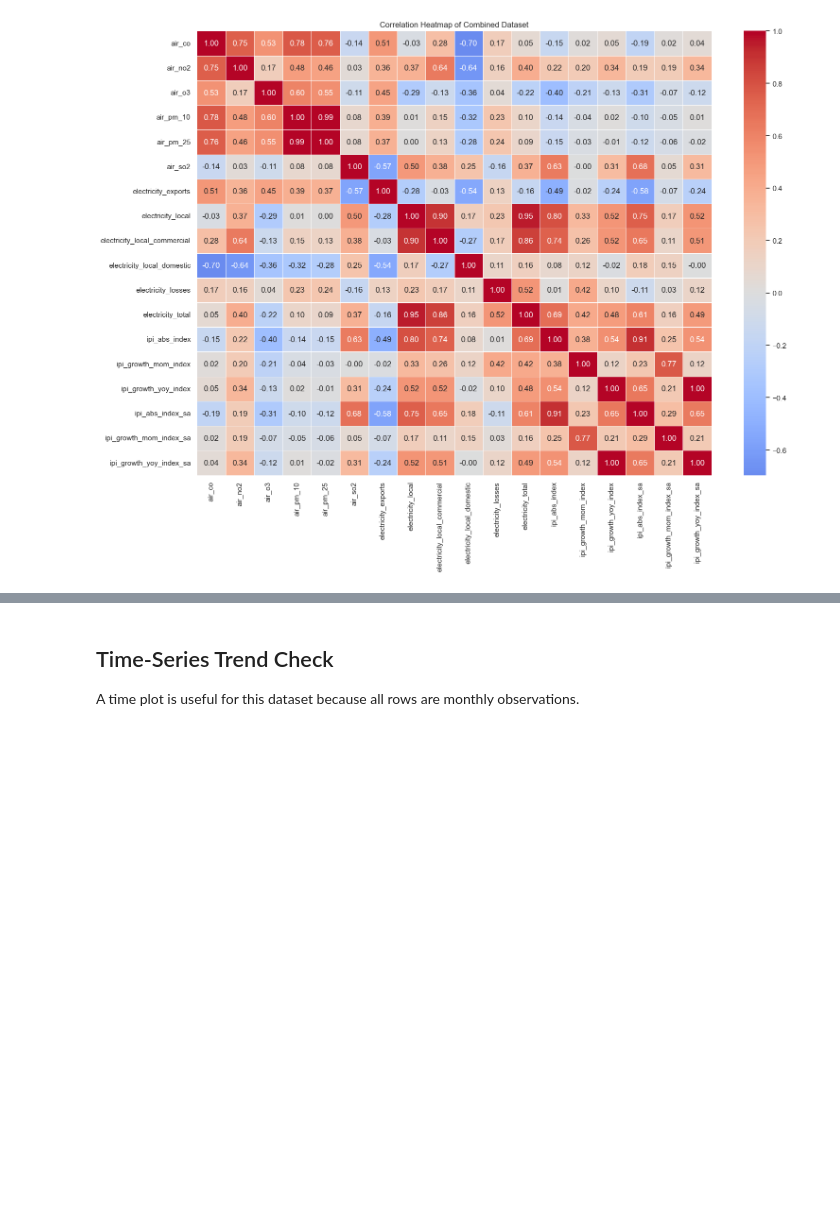
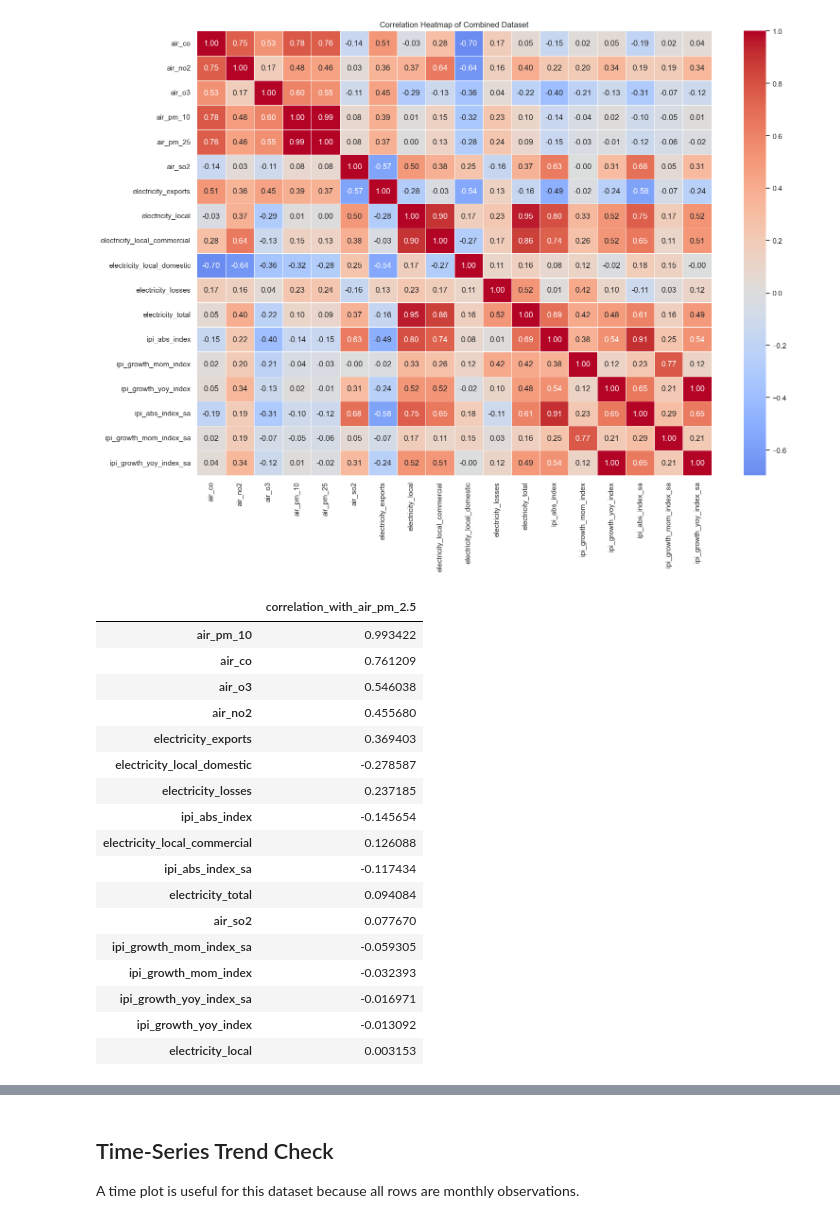
Before and after one commit to thelazycat-0728/COS40007-Design-Project, a Jupyter notebook: COS40007DataCleaning/DataCleaning.ipynb, the cells around one changed output, grey strips where cells are left out. Drawn from its saved outputs; the diff is of its cells as text; code cells hidden in the pictures; blank space fills up the shorter version.

```diff
--- a/COS40007DataCleaning/DataCleaning.ipynb
+++ b/COS40007DataCleaning/DataCleaning.ipynb
@@ -489,4 +489,26 @@ plt.tight_layout()
 plt.show()
 # %% [output]
 [figure]
+# %%
+corr_with_total = corr["air_pm_25"].drop("air_pm_25").sort_values(key=lambda s: s.abs(), ascending=False)
+display(corr_with_total.to_frame("correlation_with_air_pm_2.5"))
+# %% [output]
+|  | correlation_with_air_pm_2.5 |
+| air_pm_10 | 0.993422 |
+| air_co | 0.761209 |
+| air_o3 | 0.546038 |
+| air_no2 | 0.455680 |
+| electricity_exports | 0.369403 |
+| electricity_local_domestic | -0.278587 |
+| electricity_losses | 0.237185 |
+| ipi_abs_index | -0.145654 |
+| electricity_local_commercial | 0.126088 |
+| ipi_abs_index_sa | -0.117434 |
+| electricity_total | 0.094084 |
+| air_so2 | 0.077670 |
+| ipi_growth_mom_index_sa | -0.059305 |
+| ipi_growth_mom_index | -0.032393 |
+| ipi_growth_yoy_index_sa | -0.016971 |
+| ipi_growth_yoy_index | -0.013092 |
+| electricity_local | 0.003153 |
 # %%
```
Also changed, not shown: parts of 4 cells of this notebook, 5 other files.
